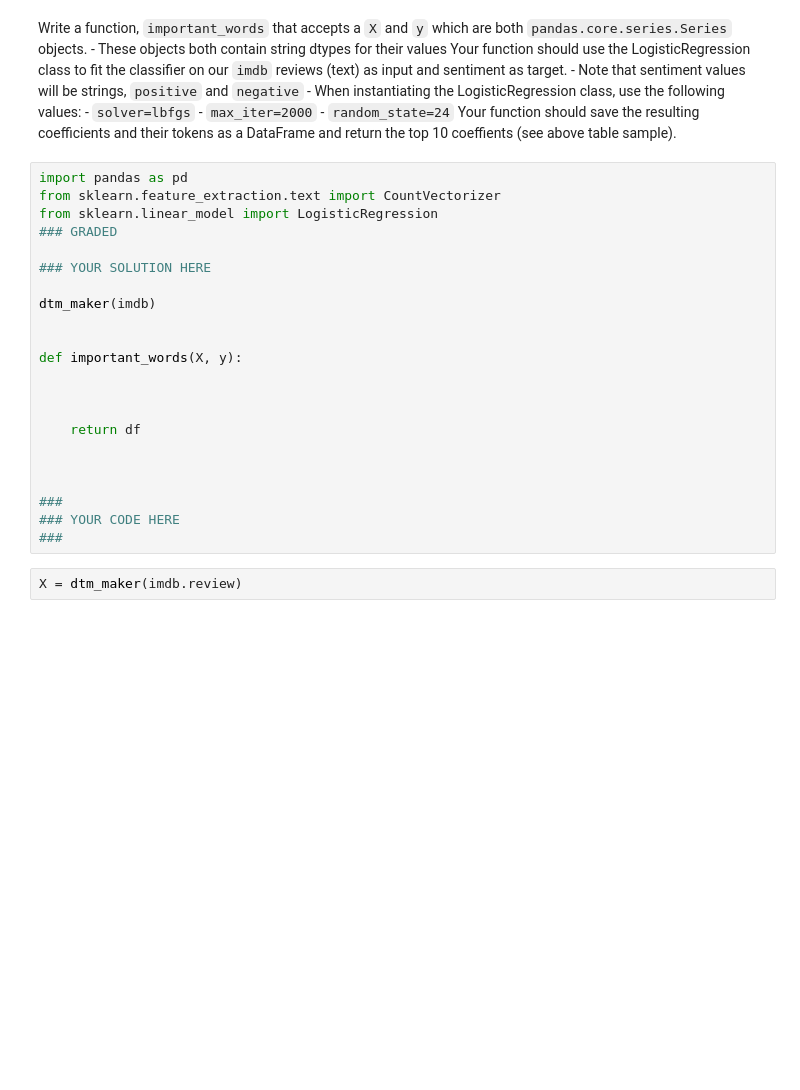
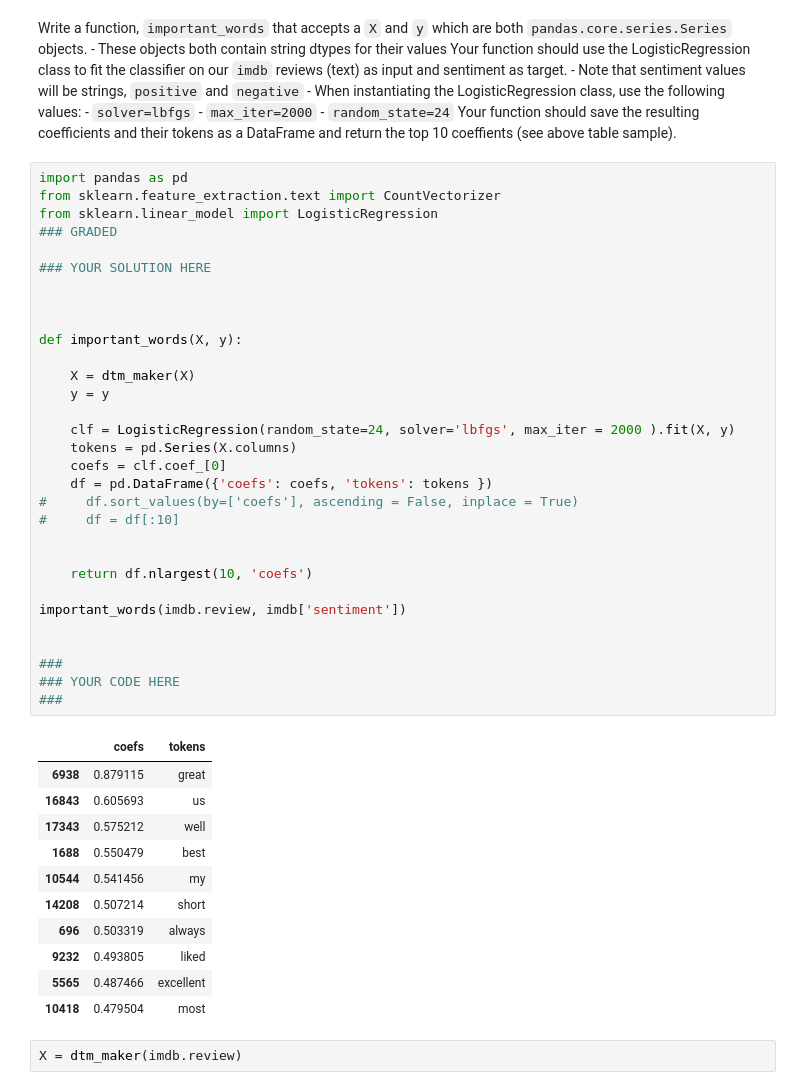
Before and after one commit to alexeimarcilio/Emeritus, a Jupyter notebook: Week20/startercode.0/Module_20_Text_Mining_in_Python_Analyzing_Sentiment.ipynb, the cells around one changed output. Saved outputs shown, nothing was run; the diff lists cells and outputs as text; blank space fills up the shorter version.

```diff
--- a/Week20/startercode.0/Module_20_Text_Mining_in_Python_Analyzing_Sentiment.ipynb
+++ b/Week20/startercode.0/Module_20_Text_Mining_in_Python_Analyzing_Sentiment.ipynb
@@ -438,25 +398,46 @@ Your function should save the resulting coefficients and their tokens as a DataF
 # %%
 import pandas as pd
 from sklearn.feature_extraction.text import CountVectorizer
 from sklearn.linear_model import LogisticRegression
 ### GRADED
 
 ### YOUR SOLUTION HERE
 
-dtm_maker(imdb)
 
 
 def important_words(X, y):
 
+    X = dtm_maker(X)
+    y = y
+
+    clf = LogisticRegression(random_state=24, solver='lbfgs', max_iter = 2000 ).fit(X, y)
+    tokens = pd.Series(X.columns)
+    coefs = clf.coef_[0]
+    df = pd.DataFrame({'coefs': coefs, 'tokens': tokens })
+#     df.sort_values(by=['coefs'], ascending = False, inplace = True)
+#     df = df[:10]
 
 
-    return df
+    return df.nlargest(10, 'coefs')
 
+important_words(imdb.review, imdb['sentiment'])
 
 
 ###
 ### YOUR CODE HERE
 ###
+# %% [output]
+|  | coefs | tokens |
+| 6938 | 0.879115 | great |
+| 16843 | 0.605693 | us |
+| 17343 | 0.575212 | well |
+| 1688 | 0.550479 | best |
+| 10544 | 0.541456 | my |
+| 14208 | 0.507214 | short |
+| 696 | 0.503319 | always |
+| 9232 | 0.493805 | liked |
+| 5565 | 0.487466 | excellent |
+| 10418 | 0.479504 | most |
 # %%
 X = dtm_maker(imdb.review)
 # %%
```
Also changed, not shown: parts of 48 cells of this notebook.
